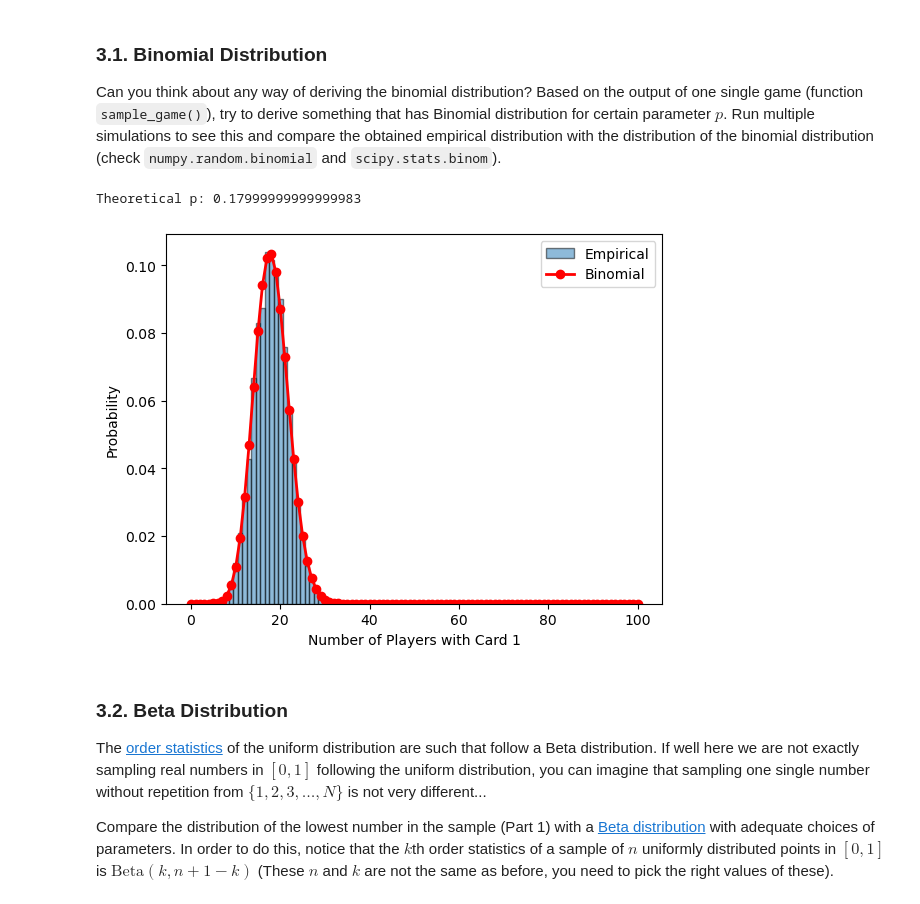
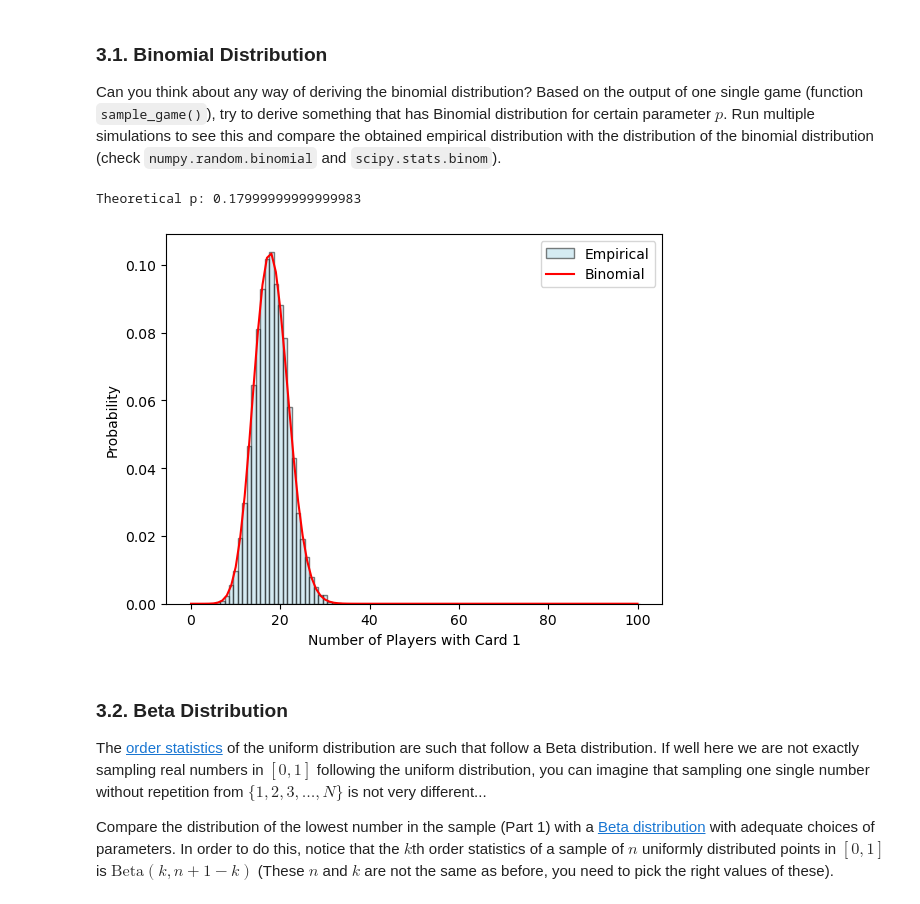
Before and after one commit to UCB-stat-201a-fall23/projectno1-themind-lmurai, a Jupyter notebook: Project01-TheMind.ipynb, the cells around one changed output. Drawn from its saved outputs; the diff is of its cells as text; code cells hidden in the pictures.

```diff
--- a/Project01-TheMind.ipynb
+++ b/Project01-TheMind.ipynb
@@ -221,36 +221,36 @@ def simulate_bin(N, n, k, x, trials, num_runs):
         total_successes.append(sum(simulation_results))  # Append the sum of successes for one simulation
 
     return total_successes
 
 # Simulate games 1000 times and store the results in total_successes
 num_runs = 10000
 total_successes = simulate_bin(N, n, k, x, trials, num_runs)
 
 prob = [ts/100 for ts in total_successes]
 p = np.mean(prob)
 #print(total_successes)
 
 bin_edges = np.arange(N+2) - 0.5
 
 # Plot the empirical distribution
-plt.hist(total_successes, bins=bin_edges, density=True, alpha=0.5, label='Empirical', edgecolor='k')
+plt.hist(total_successes, bins=bin_edges, density=True, alpha=0.5, label='Empirical', edgecolor='k',color="lightblue")
 
 # Calculating theoretical p
 theoretical_p = 1 - (99/100*98/99*97/98*96/97*95/96*94/95*93/94*92/93*91/92*90/91*89/90*88/89*87/88*86/87*85/86*84/85*83/84*82/83)
 print(f"Theoretical p: {theoretical_p}")
 
 # Plot the binomial distribution
 binom_dist = binom(N, theoretical_p)
 x_values = np.arange(N+1)
-plt.plot(x_values, binom_dist.pmf(x_values), 'ro-', label='Binomial', linewidth=2)
+plt.plot(x_values, binom_dist.pmf(x_values), 'r-', label='Binomial', linewidth=1.5)
 
 plt.xlabel('Number of Players with Card ' + str(x))
 plt.ylabel('Probability')
 plt.legend()
 plt.show()
 # %% [output]
 Theoretical p: 0.17999999999999983
-[figure, old version]
+[figure, new version]
 # %% [markdown]
 ### 3.2. Beta Distribution
 
```
Also changed, not shown: parts of 9 cells of this notebook.
